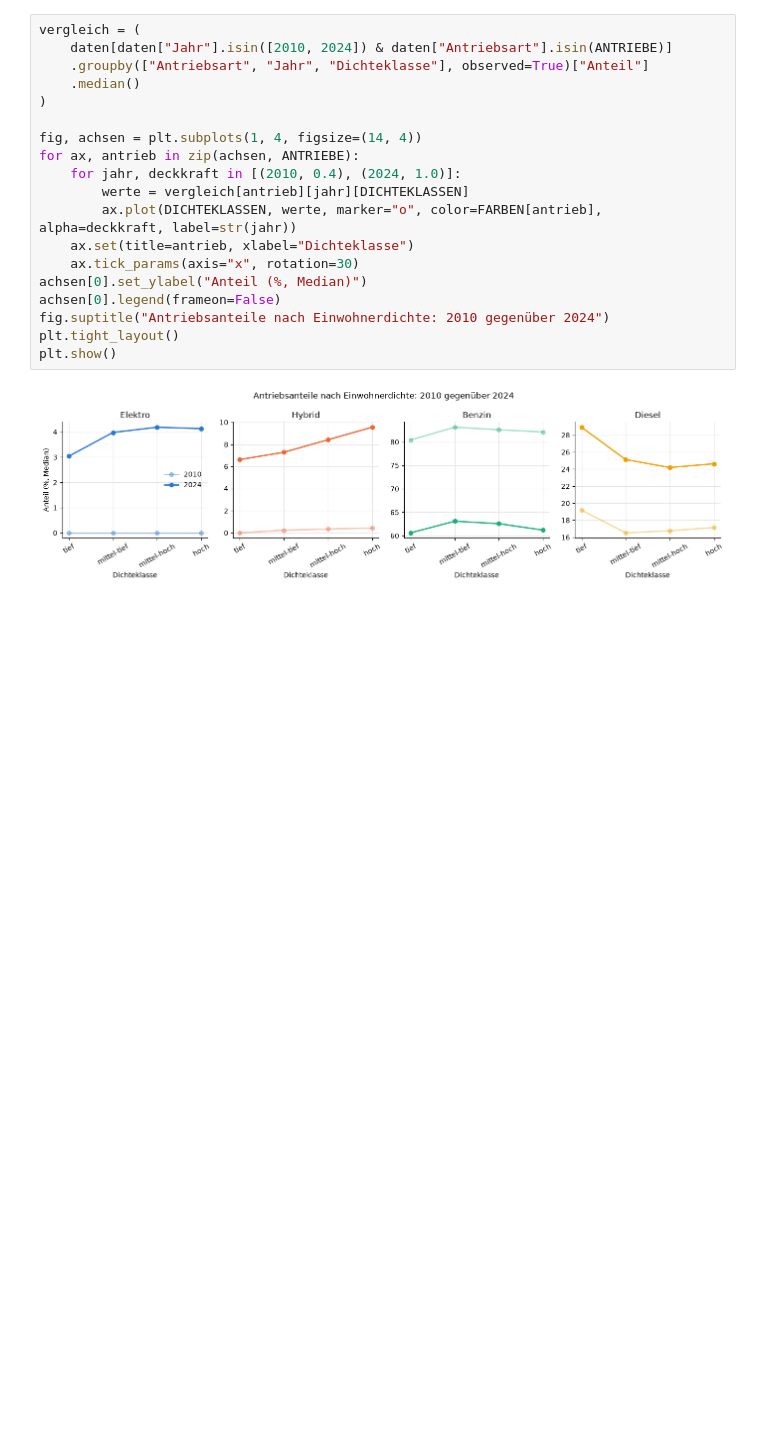
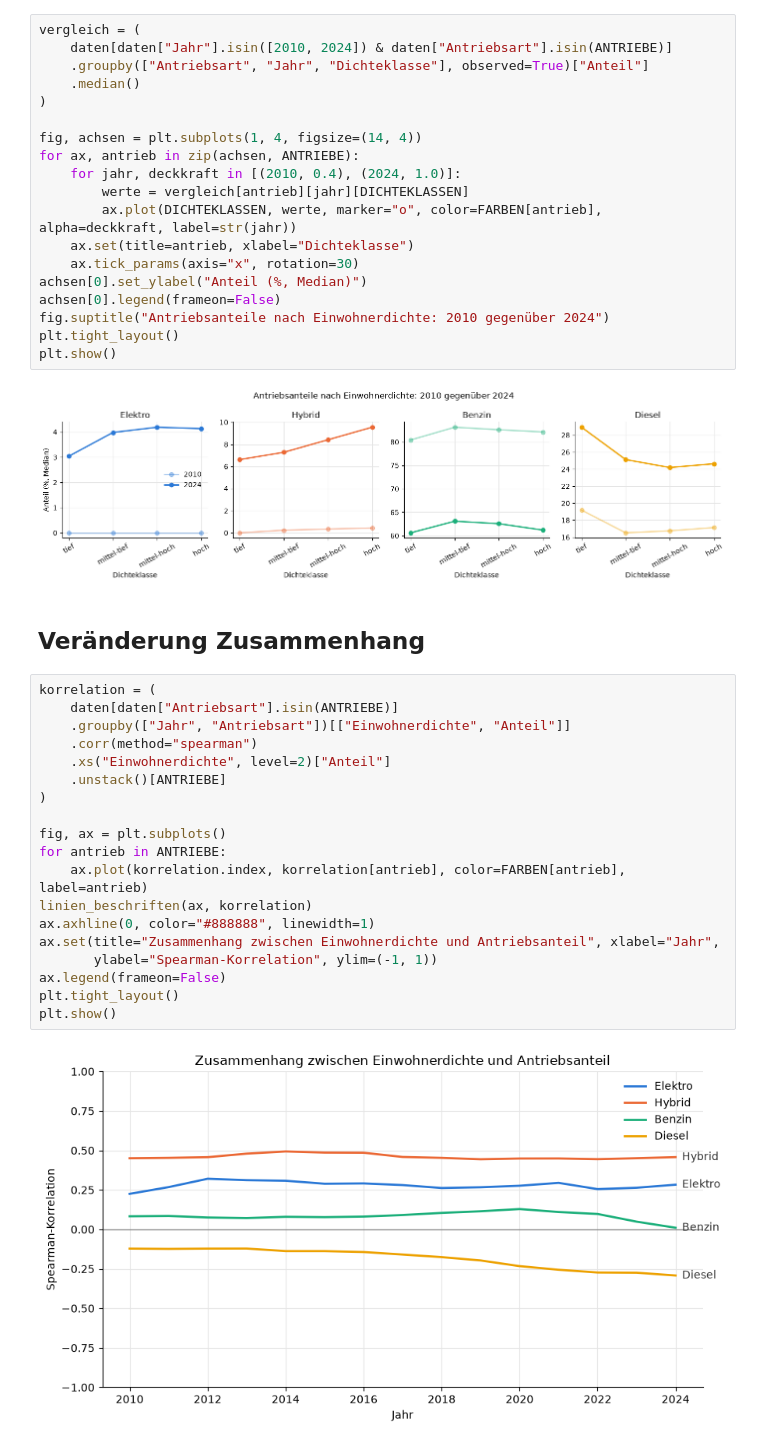
Before and after one commit to Y-Akinci/vehicle-types-density-ch, a Jupyter notebook: notebooks/analyse_brauchli.ipynb, the cells around one changed output. Cells and saved outputs as stored; diff of their text form; blank space fills up the shorter version.

Commit message:
zusammenhang zwischen einwohnerdichte und antriebsanteil visualisiert mit spearman-korrelation

```diff
--- a/notebooks/analyse_brauchli.ipynb
+++ b/notebooks/analyse_brauchli.ipynb
@@ -87,3 +87,26 @@ plt.tight_layout()
 plt.show()
 # %% [output]
 [figure]
+# %% [markdown]
+## Veränderung Zusammenhang
+# %%
+korrelation = (
+    daten[daten["Antriebsart"].isin(ANTRIEBE)]
+    .groupby(["Jahr", "Antriebsart"])[["Einwohnerdichte", "Anteil"]]
+    .corr(method="spearman")
+    .xs("Einwohnerdichte", level=2)["Anteil"]
+    .unstack()[ANTRIEBE]
+)
+
+fig, ax = plt.subplots()
+for antrieb in ANTRIEBE:
+    ax.plot(korrelation.index, korrelation[antrieb], color=FARBEN[antrieb], label=antrieb)
+linien_beschriften(ax, korrelation)
+ax.axhline(0, color="#888888", linewidth=1)
+ax.set(title="Zusammenhang zwischen Einwohnerdichte und Antriebsanteil", xlabel="Jahr",
+       ylabel="Spearman-Korrelation", ylim=(-1, 1))
+ax.legend(frameon=False)
+plt.tight_layout()
+plt.show()
+# %% [output]
+[figure, added]
```
